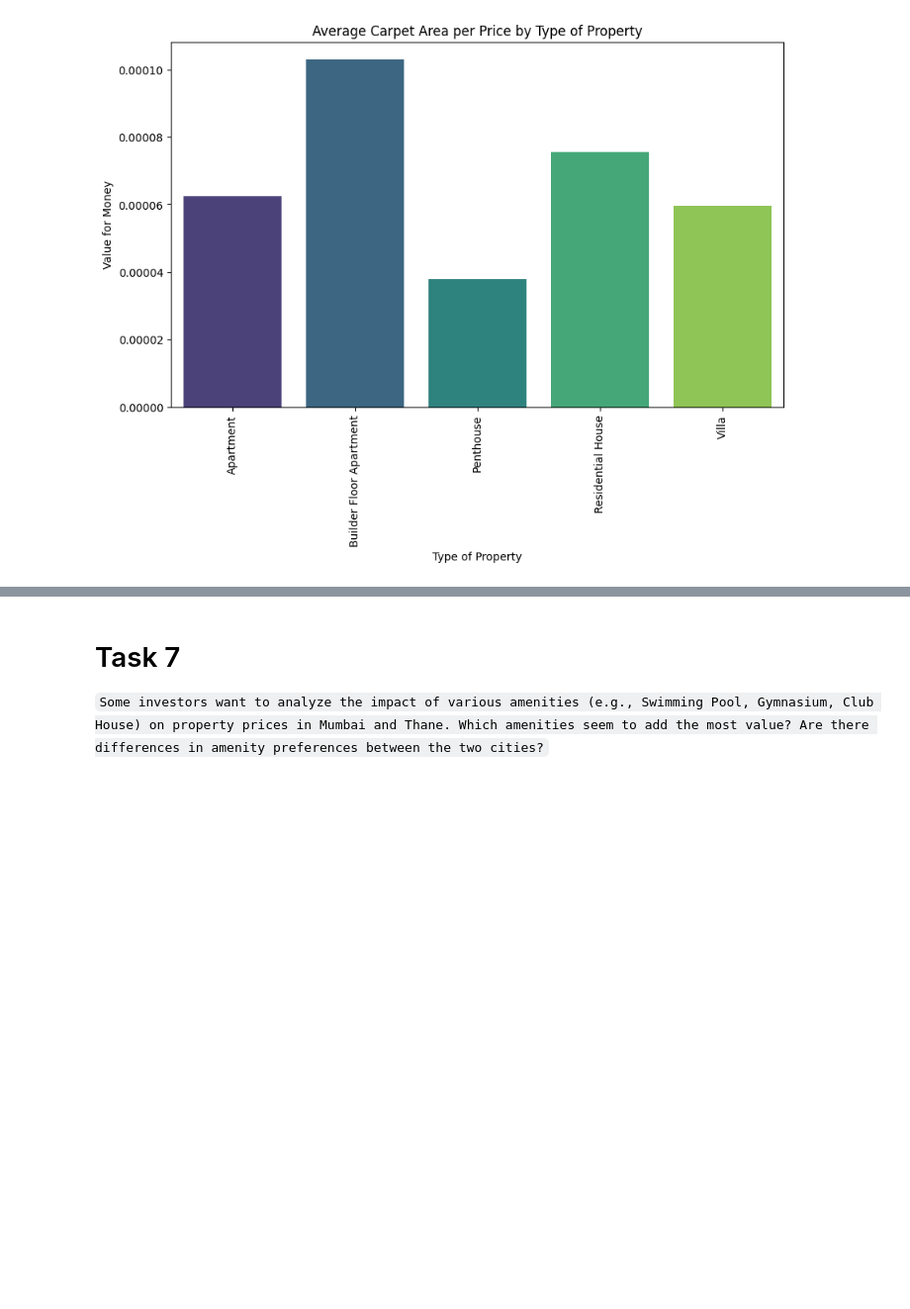
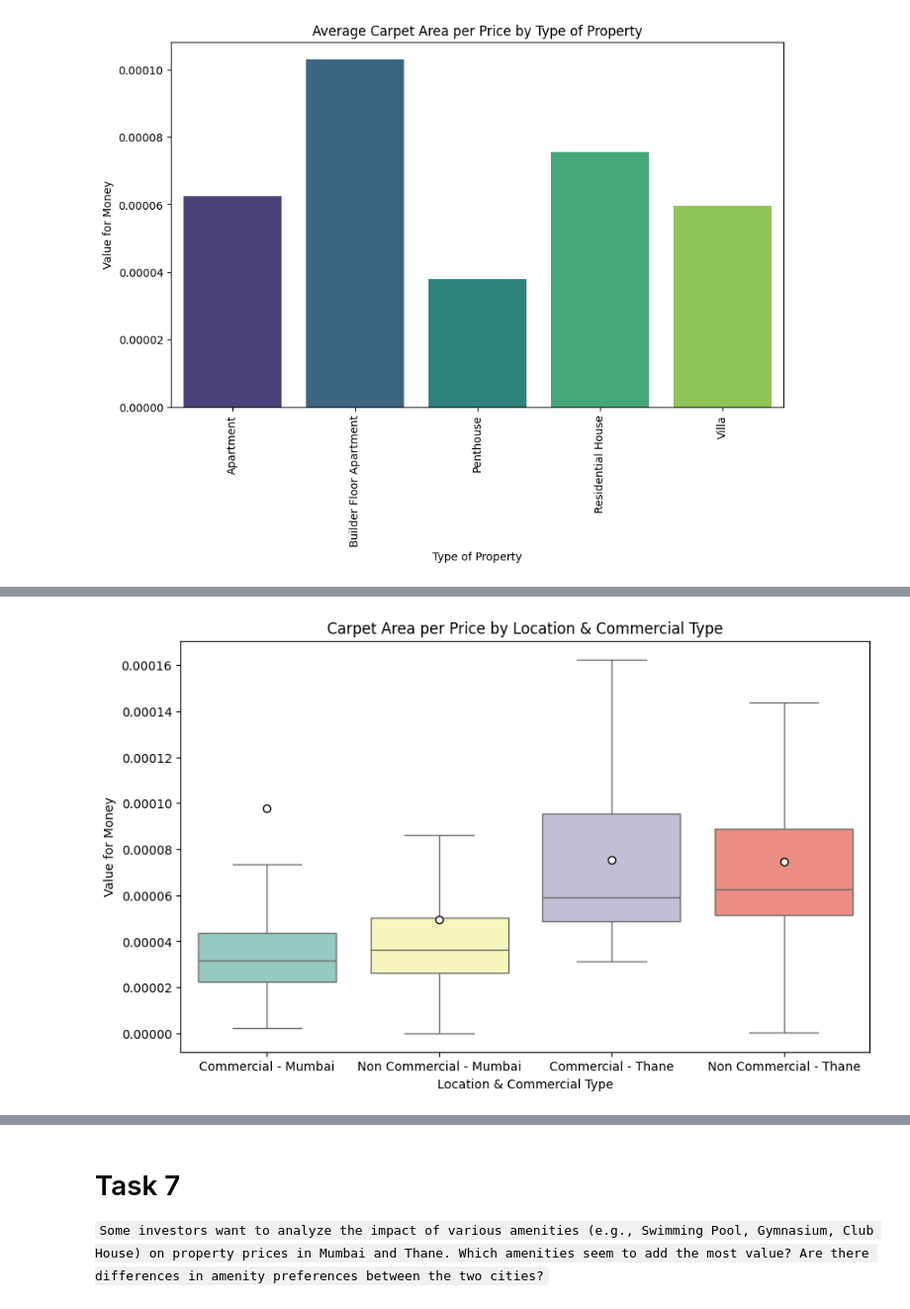
Before and after one commit to Data-Analytics-IIITH/Data-Visualization, a Jupyter notebook: assignment1_3.ipynb, the cells around one changed output, grey strips where cells are left out. Shown at 99% size. Saved outputs shown, nothing was run; the diff lists cells and outputs as text; code cells hidden in the pictures; blank space fills up the shorter version.

```diff
--- a/assignment1_3.ipynb
+++ b/assignment1_3.ipynb
@@ -537,0 +628,7 @@ plt.show()
+# %%
+combined_df['Value for Money'] = combined_df['Carpet Area'] / combined_df['Price']
+fig, ax = plt.subplots(1, 1, figsize=(10, 6))
+Plotter.plot_box_plot(ax, df=combined_df, title='Carpet Area per Price by Location & Commercial Type', target_field_1='Location & Commercial Type', target_field_2='Value for Money')
+plt.show()
+# %% [output]
+[figure, added]
```
Also changed, not shown: parts of 8 cells of this notebook.
